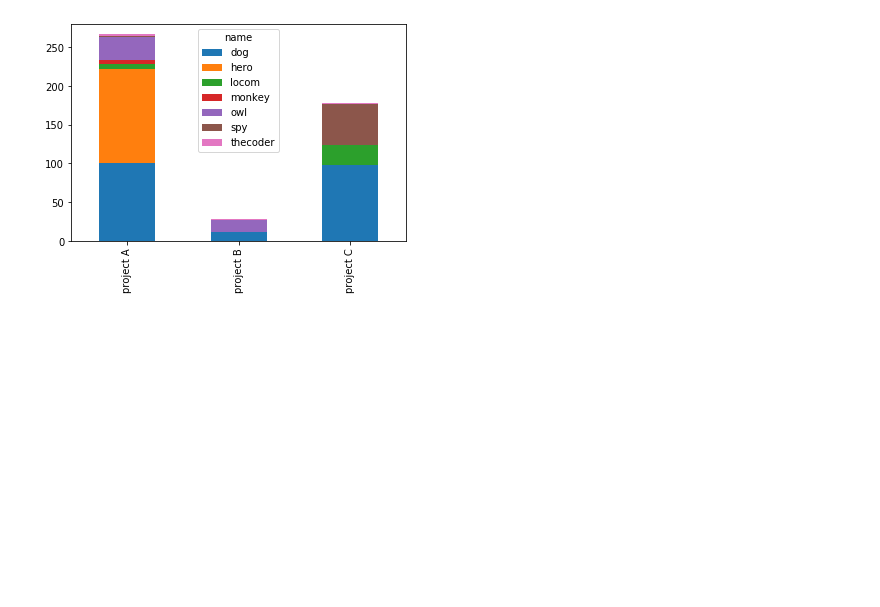
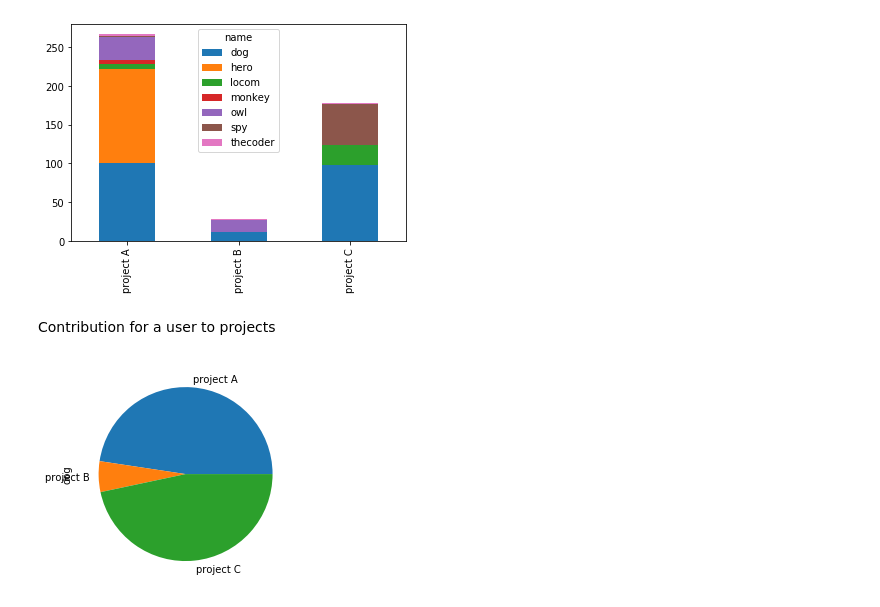
Before and after one commit to sylhare/git-processor, a Jupyter notebook: jupyter/Git Processor Demo.ipynb, the cells around one changed output. Saved outputs shown, nothing was run; the diff lists cells and outputs as text; code cells hidden in the pictures; blank space fills up the shorter version.

```diff
--- a/jupyter/Git Processor Demo.ipynb
+++ b/jupyter/Git Processor Demo.ipynb
@@ -127,3 +138,9 @@ average
 plot = p.df.set_index('name').transpose().plot(kind='bar',stacked=True)
 # %% [output]
 [figure]
+# %% [markdown]
+Contribution for a user to projects
+# %%
+plot = average['dog'].drop('total').transpose().plot(kind='pie',stacked=True)
+# %% [output]
+[figure, added]
```
Also changed, not shown: parts of 6 cells of this notebook.
